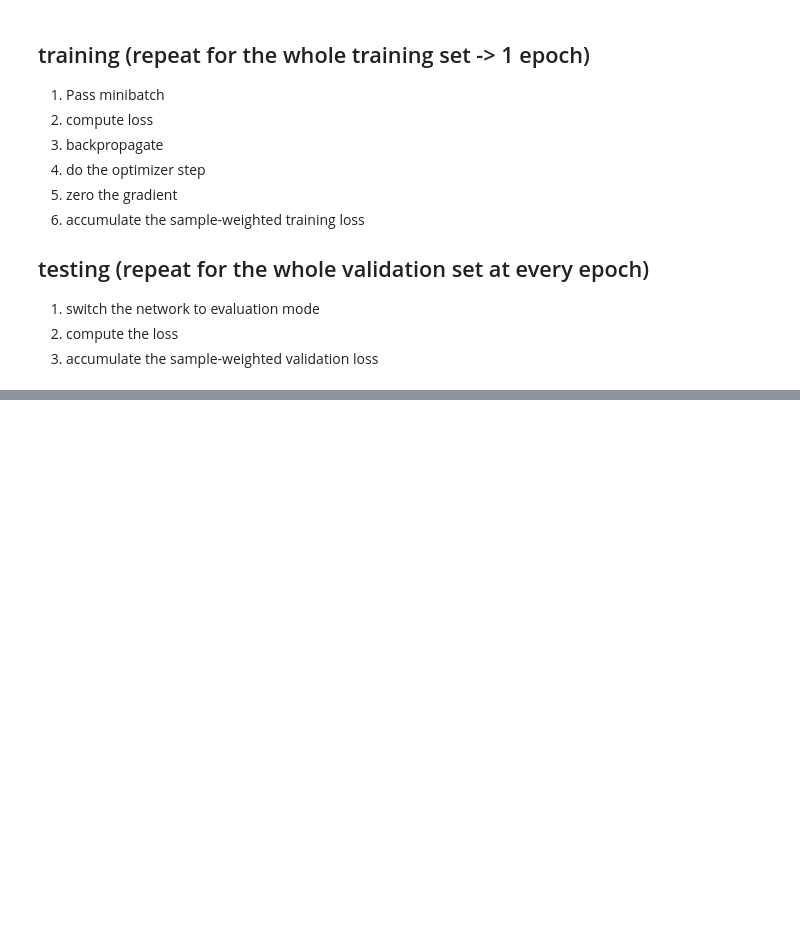
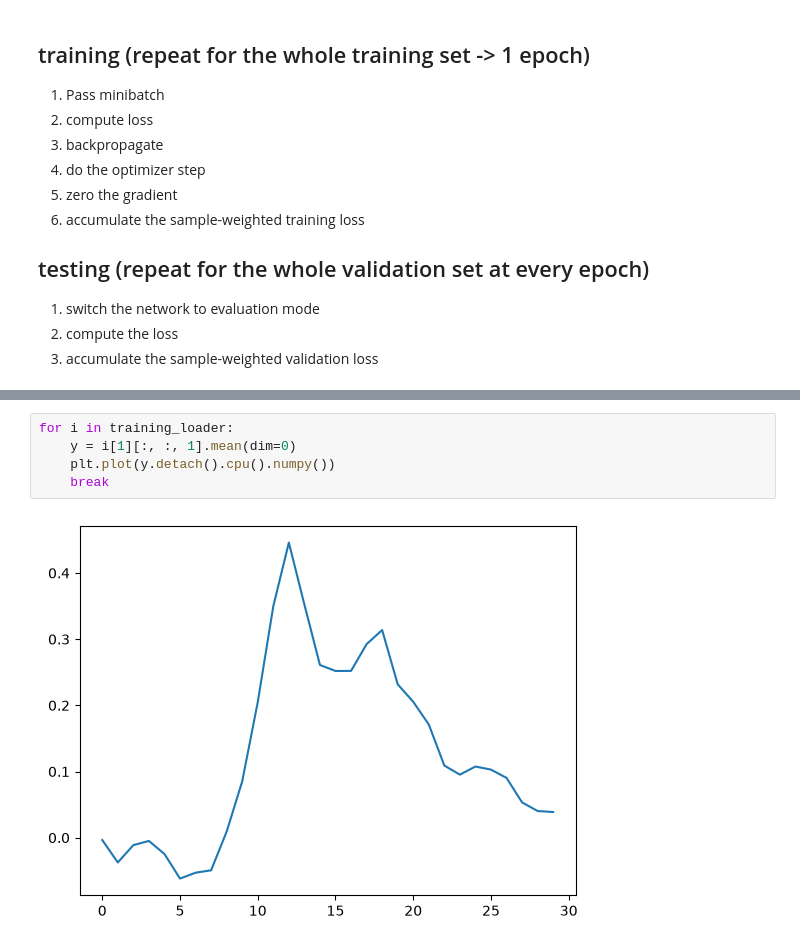
Before and after one commit to TizianoCausin01/IT_recap, a Jupyter notebook: python_scripts/scripts/baseline_model_dev.ipynb, the cells around one changed output, grey strips where cells are left out. Drawn from its saved outputs; the diff is of its cells as text; blank space fills up the shorter version.

```diff
--- a/python_scripts/scripts/baseline_model_dev.ipynb
+++ b/python_scripts/scripts/baseline_model_dev.ipynb
@@ -942 +770,8 @@ epoch 100/100 | train 0.043050 | validation 0.044892
+# %%
+for i in training_loader:
+    y = i[1][:, :, 1].mean(dim=0)
+    plt.plot(y.detach().cpu().numpy())
+    break
+# %% [output]
+[figure, added]
 # %% [markdown]
```
Also changed, not shown: parts of 20 cells of this notebook, 2 other files.
